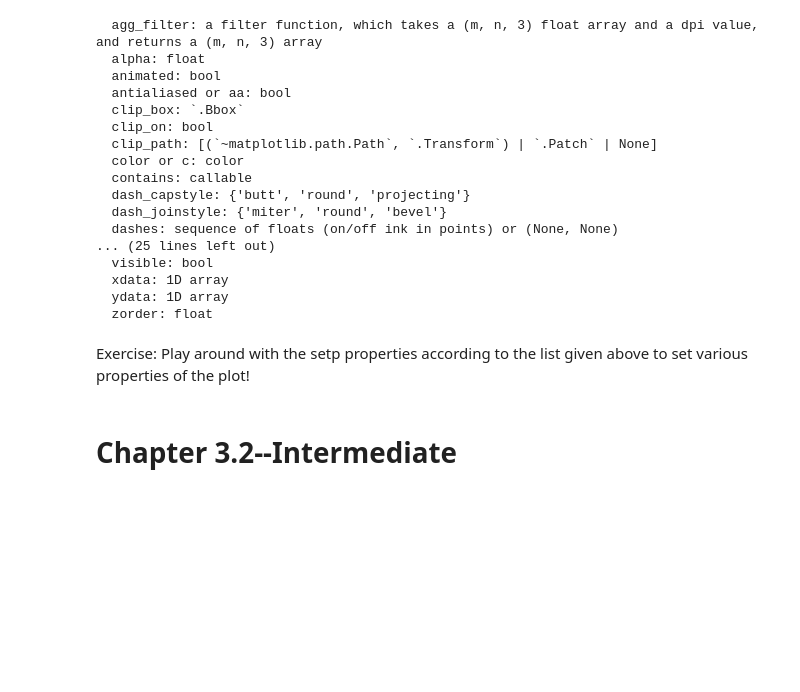
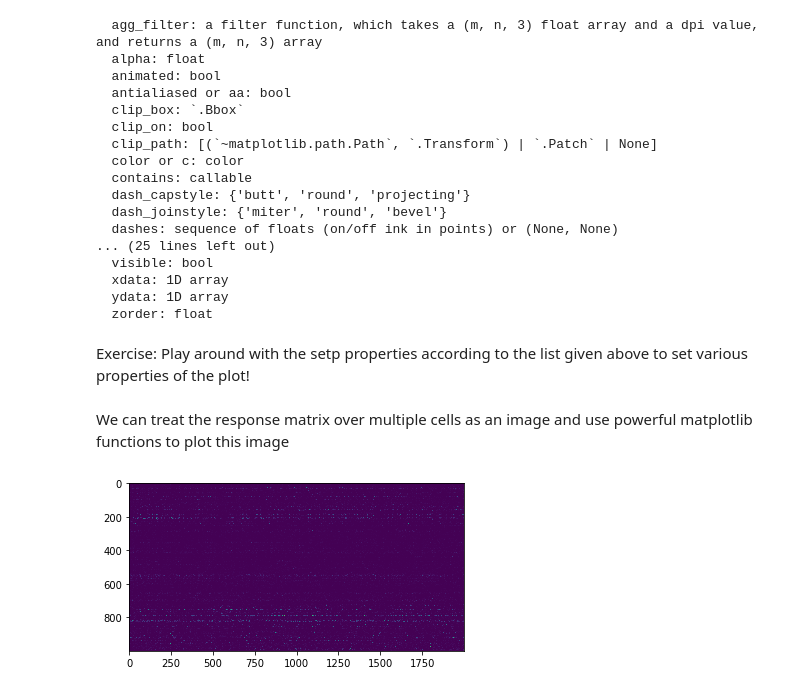
Before and after one commit to mariakesa/MatplotlibForNeuroscientists, a Jupyter notebook: StringerEtAl2018.ipynb, the cells around one changed output. Drawn from its saved outputs; the diff is of its cells as text; code cells hidden in the pictures; blank space fills up the shorter version.

```diff
--- a/StringerEtAl2018.ipynb
+++ b/StringerEtAl2018.ipynb
@@ -200,5 +200,9 @@ plt.setp(line)
   zorder: float
 # %% [markdown]
 Exercise: Play around with the setp properties according to the list given above to set various properties of the plot!
-# %% [markdown]
-# Chapter 3.2--Intermediate
+# %% [markdown]
+We can treat the response matrix over multiple cells as an image and use powerful matplotlib functions to plot this image
+# %%
+imgplot=plt.imshow(resp[:2000,:1000].T)
+# %% [output]
+[figure, added]
```
Also changed, not shown: parts of 5 cells of this notebook.
